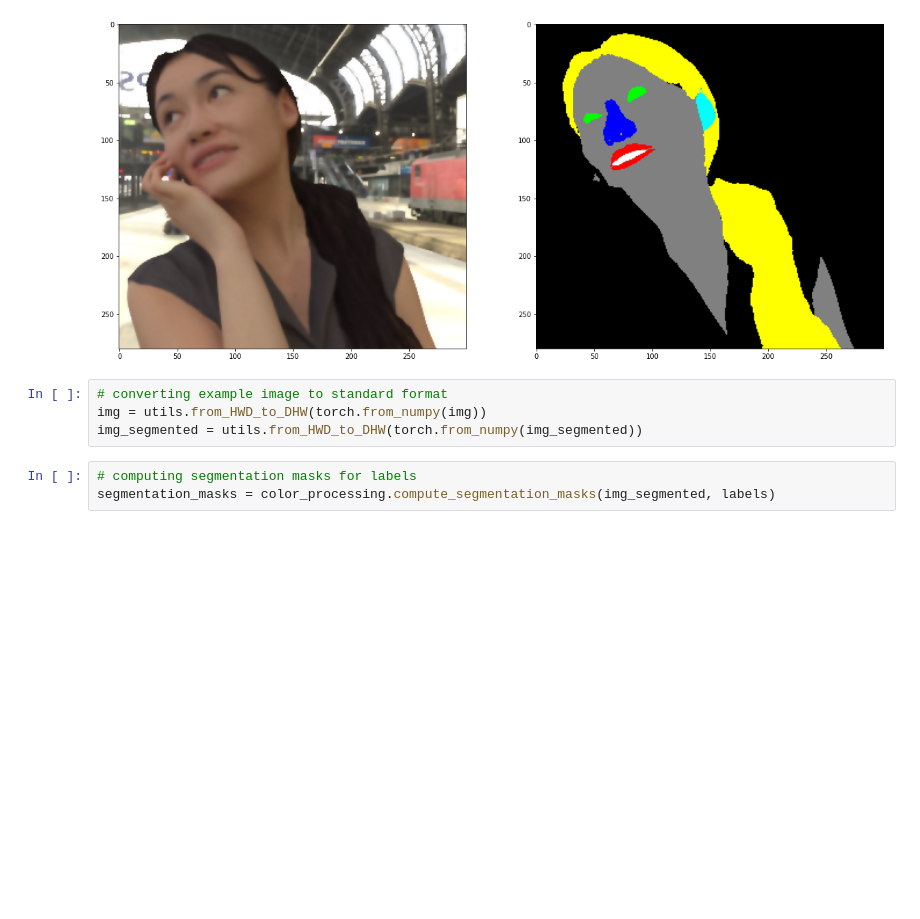
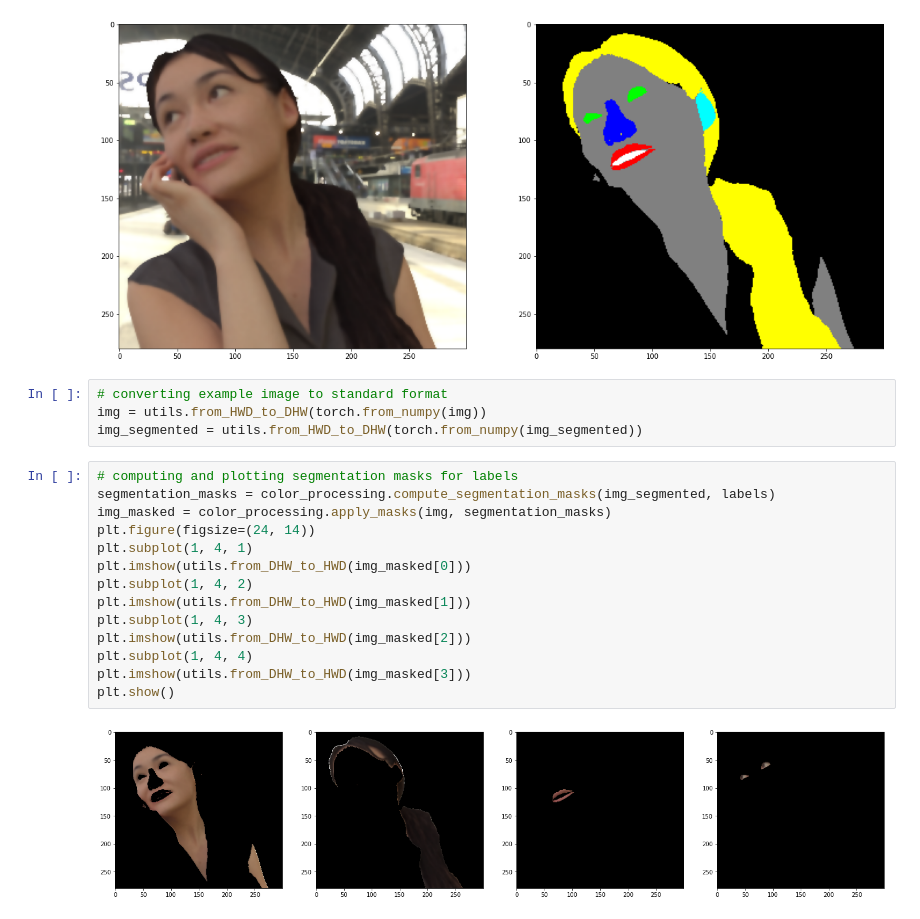
Before and after one commit to mrcmich/deep-seasonal-color-analysis-system, a Jupyter notebook: palette_classification_demo_user.ipynb, the cells around one changed output. Saved outputs shown, nothing was run; the diff lists cells and outputs as text; blank space fills up the shorter version.

```diff
--- a/palette_classification_demo_user.ipynb
+++ b/palette_classification_demo_user.ipynb
@@ -65,8 +65,21 @@ plt.show()
 # converting example image to standard format
 img = utils.from_HWD_to_DHW(torch.from_numpy(img))
 img_segmented = utils.from_HWD_to_DHW(torch.from_numpy(img_segmented))
-# %%
-# computing segmentation masks for labels
-segmentation_masks = color_processing.compute_segmentation_masks(img_segmented, labels)
+# %%
+# computing and plotting segmentation masks for labels
+segmentation_masks = color_processing.compute_segmentation_masks(img_segmented, labels)
+img_masked = color_processing.apply_masks(img, segmentation_masks)
+plt.figure(figsize=(24, 14))
+plt.subplot(1, 4, 1)
+plt.imshow(utils.from_DHW_to_HWD(img_masked[0]))
+plt.subplot(1, 4, 2)
+plt.imshow(utils.from_DHW_to_HWD(img_masked[1]))
+plt.subplot(1, 4, 3)
+plt.imshow(utils.from_DHW_to_HWD(img_masked[2]))
+plt.subplot(1, 4, 4)
+plt.imshow(utils.from_DHW_to_HWD(img_masked[3]))
+plt.show()
+# %% [output]
+[figure, added]
 # %%
 # extracting dominant colors from segmentation masks and computing dominants palette
```
Also changed, not shown: parts of 3 cells of this notebook.
